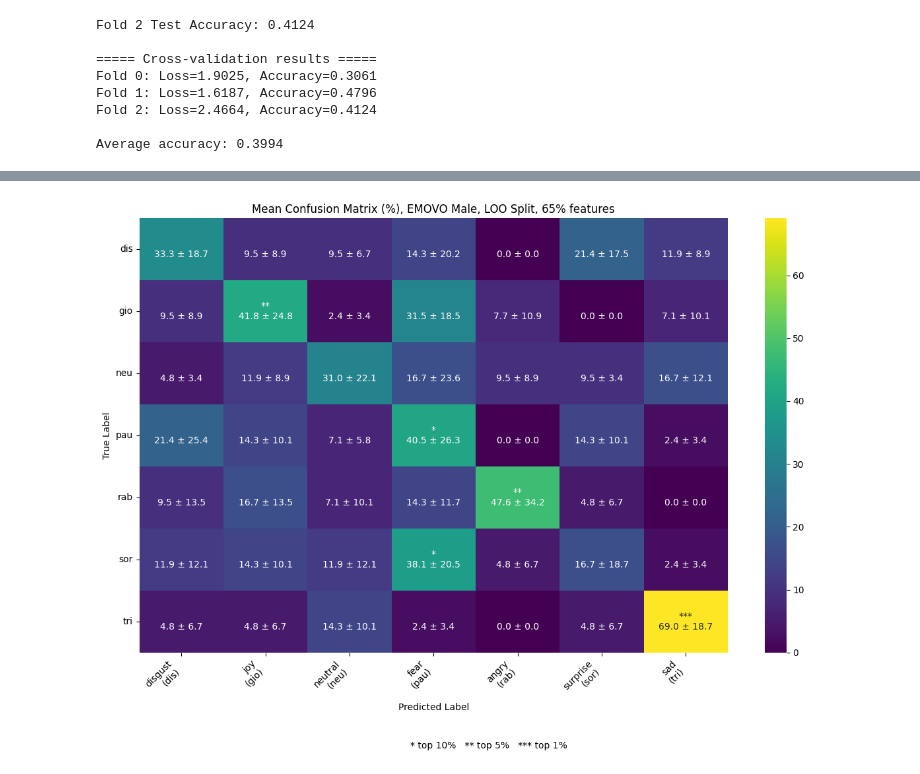
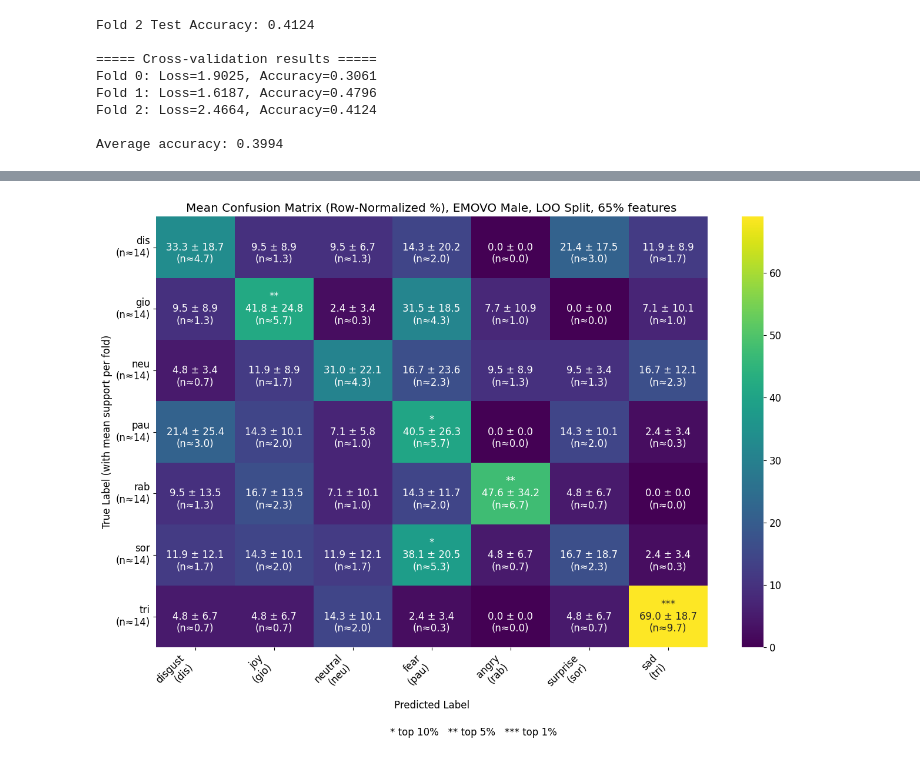
Before and after one commit to qzwg7hs/gender-aware-SER, a Jupyter notebook: train/EMOVO/EMOVO_speaker_male.ipynb, the cells around one changed output, grey strips where cells are left out. Saved outputs shown, nothing was run; the diff lists cells and outputs as text; code cells hidden in the pictures.

```diff
--- a/train/EMOVO/EMOVO_speaker_male.ipynb
+++ b/train/EMOVO/EMOVO_speaker_male.ipynb
@@ -383,3 +386,21 @@ selected_speakers = speaker_counts.head(3).index.to_numpy()
 print("Selected speakers:", selected_speakers)
 # %% [output]
 Selected speakers: [6 5 4]
+# %%
+def fisher_score_manual(X, y):
+    n_samples, n_features = X.shape
+    classes = np.unique(y)
+    score = np.zeros(n_features)
+    for i in range(n_features):
+        numerator = 0
+        denominator = 0
+        overall_mean = np.mean(X[:, i])
+        for c in classes:
+            Xc = X[y==c, i]
+            nc = len(Xc)
+            mean_c = np.mean(Xc)
+            var_c = np.var(Xc)
+            numerator += nc * (mean_c - overall_mean)**2
+            denominator += nc * var_c
+        score[i] = numerator / denominator if denominator != 0 else 0
+    return score
@@ -649,53 +836,60 @@ import numpy as np
 import matplotlib.pyplot as plt
 import seaborn as sns
 
+plt.rcParams.update({'font.size': 12})
+
+# Row-normalized percentages
 conf_matrices_percent = conf_matrices / conf_matrices.sum(axis=2, keepdims=True) * 100
-
 np.save('cm_emovo_speaker_male.npy', conf_matrices_percent)
-
 
 mean_cm = np.mean(conf_matrices_percent, axis=0)
 std_cm = np.std(conf_matrices_percent, axis=0)
+
+# Mean raw counts per fold
+mean_counts = np.mean(conf_matrices, axis=0)
 
 # Compute percentile thresholds for annotation
 flat_vals = mean_cm.flatten()
 thr_90 = np.percentile(flat_vals, 90)
 thr_95 = np.percentile(flat_vals, 95)
 thr_99 = np.percentile(flat_vals, 99)
 
-# Create annotation labels with significance symbols
+# Create annotation labels with significance symbols + raw counts
 labels = np.empty(mean_cm.shape, dtype=object)
 for i in range(mean_cm.shape[0]):
     for j in range(mean_cm.shape[1]):
         val = mean_cm[i, j]
         symbol = ""
         if val >= thr_99:
             symbol = "***"
         elif val >= thr_95:
             symbol = "**"
         elif val >= thr_90:
             symbol = "*"
-        labels[i, j] = f"{symbol}\n{val:.1f} ± {std_cm[i, j]:.1f}"
+        labels[i, j] = f"{symbol}\n{val:.1f} ± {std_cm[i, j]:.1f}\n(n≈{mean_counts[i, j]:.1f})"
 
 y_list = ['dis', 'gio', 'neu', 'pau', 'rab', 'sor', 'tri']
 x_list = ['disgust\n(dis)', 'joy\n(gio)', 'neutral\n(neu)','fear\n(pau)', 'angry\n(rab)', 'surprise\n(sor)', 'sad\n(tri)']
 
+# Per-class support (mean samples per true class per fold)
+mean_support = np.mean(conf_matrices.sum(axis=2), axis=0)
+row_labels = [f"{name}\n(n≈{sup:.0f})" for name, sup in zip(listik, mean_support)]
+
 # Plot
-plt.figure(figsize=(12,8))
+plt.figure(figsize=(13, 9))
 ax = sns.heatmap(mean_cm, annot=labels, fmt="", cmap="viridis", cbar=True)
-
 ax.set_xticks(np.arange(len(x_list)) + 0.5)
 ax.set_yticks(np.arange(len(y_list)) + 0.5)
 ax.set_xticklabels(x_list, rotation=45, ha="right")
-ax.set_yticklabels(y_list, rotation=0)
-
-plt.title("Mean Confusion Matrix (%), EMOVO Male, LOO Split, 65% features")
+ax.set_yticklabels(row_labels, rotation=0)
+plt.title("Mean Confusion Matrix (Row-Normalized %), EMOVO Male, LOO Split, 65% features")
 plt.xlabel("Predicted Label")
-plt.ylabel("True Label")
+plt.ylabel("True Label (with mean support per fold)")
 plt.tight_layout()
 plt.figtext(0.5, -0.05,
-            "* top 10%   ** top 5%   *** top 1%",
-            ha="center", fontsize=10)
+            "* top 10%   ** top 5%   *** top 1%\n",
+            ha="center", fontsize=12)
+plt.savefig("cm_emovo_speaker_male.eps", bbox_inches='tight')
 plt.show()
 # %% [output]
-[figure, old version]
+[figure, new version]
```
Also changed, not shown: parts of 6 cells of this notebook, 12 other files.
